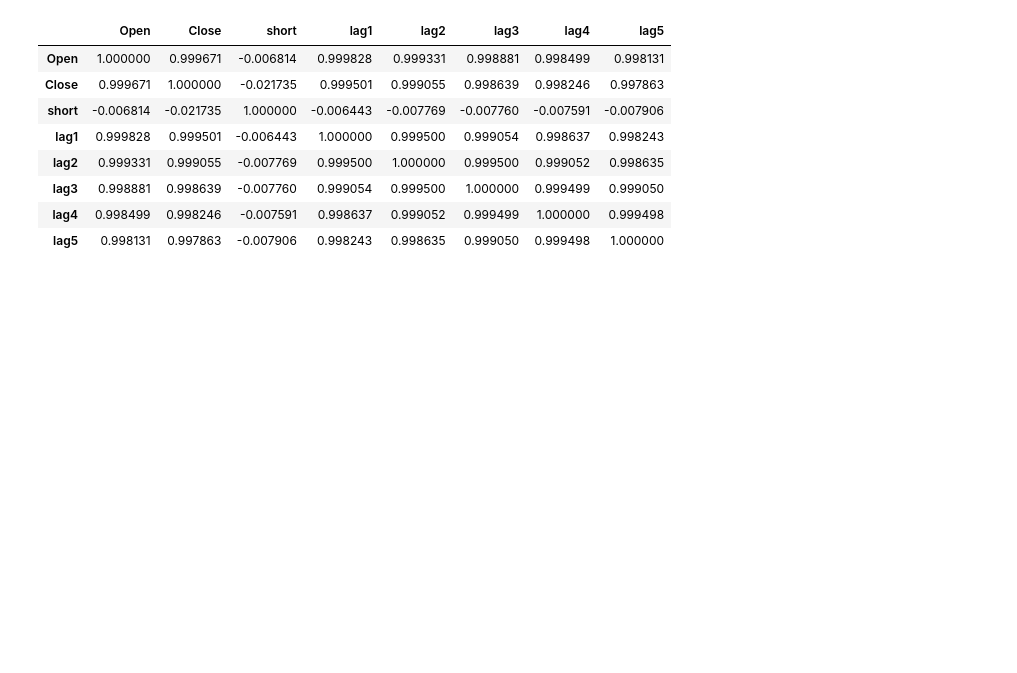
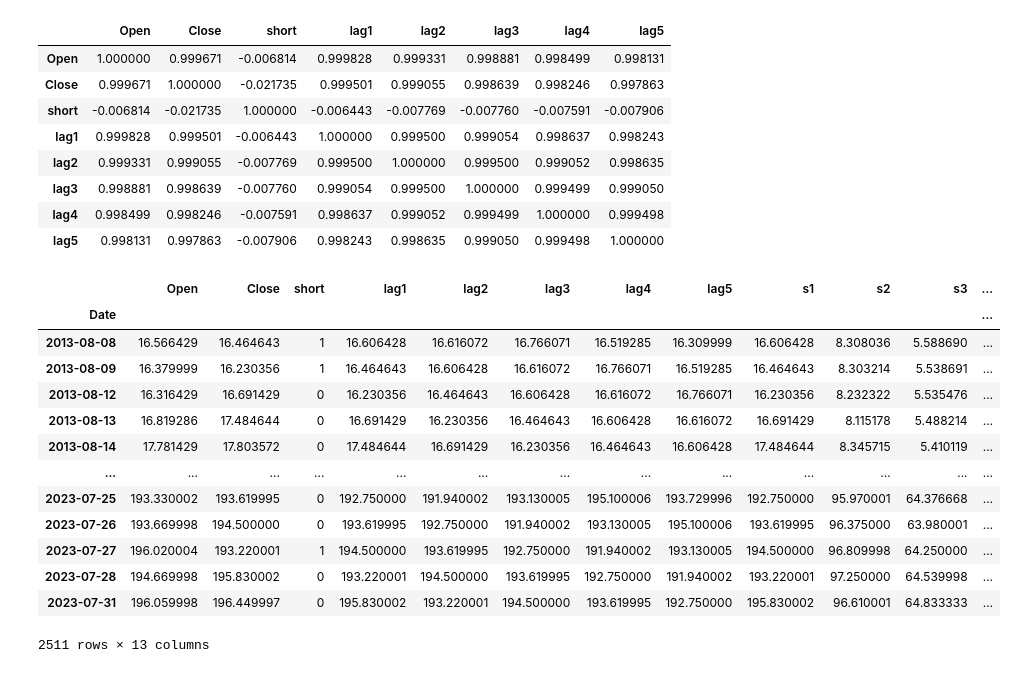
Before and after one commit to bhardwajshivam/Optimizing-Order-Execution-Strategy-for-HFT, a Jupyter notebook: Data_Collection.ipynb, the cells around one changed output. Cells and saved outputs as stored; diff of their text form; code cells hidden in the pictures; blank space fills up the shorter version.

```diff
--- a/Data_Collection.ipynb
+++ b/Data_Collection.ipynb
@@ -192,3 +192,38 @@ data.corr()
 | lag3 | 0.998881 | 0.998639 | -0.007760 | 0.999054 | 0.999500 | 1.000000 | 0.999499 | 0.999050 |
 | lag4 | 0.998499 | 0.998246 | -0.007591 | 0.998637 | 0.999052 | 0.999499 | 1.000000 | 0.999498 |
 | lag5 | 0.998131 | 0.997863 | -0.007906 | 0.998243 | 0.998635 | 0.999050 | 0.999498 | 1.000000 |
+# %%
+s1 = []
+s2 = []
+s3 = []
+s4 = []
+s5 = []
+
+for i in range(len(data)):
+    s1.append(data['lag1'][i]/1)
+    s2.append(data['lag2'][i]/2)
+    s3.append(data['lag3'][i]/3)
+    s4.append(data['lag4'][i]/4)
+    s5.append(data['lag5'][i]/5)
+
+data['s1'] = s1
+data['s2'] = s2
+data['s3'] = s3
+data['s4'] = s4
+data['s5'] = s5
+data
+# %% [output]
+|  | Open | Close | short | lag1 | lag2 | lag3 | lag4 | lag5 | s1 | s2 | s3 | ... |
+| Date |  |  |  |  |  |  |  |  |  |  |  | ... |
+| 2013-08-08 | 16.566429 | 16.464643 | 1 | 16.606428 | 16.616072 | 16.766071 | 16.519285 | 16.309999 | 16.606428 | 8.308036 | 5.588690 | ... |
+| 2013-08-09 | 16.379999 | 16.230356 | 1 | 16.464643 | 16.606428 | 16.616072 | 16.766071 | 16.519285 | 16.464643 | 8.303214 | 5.538691 | ... |
+| 2013-08-12 | 16.316429 | 16.691429 | 0 | 16.230356 | 16.464643 | 16.606428 | 16.616072 | 16.766071 | 16.230356 | 8.232322 | 5.535476 | ... |
+| 2013-08-13 | 16.819286 | 17.484644 | 0 | 16.691429 | 16.230356 | 16.464643 | 16.606428 | 16.616072 | 16.691429 | 8.115178 | 5.488214 | ... |
+| 2013-08-14 | 17.781429 | 17.803572 | 0 | 17.484644 | 16.691429 | 16.230356 | 16.464643 | 16.606428 | 17.484644 | 8.345715 | 5.410119 | ... |
+| ... | ... | ... | ... | ... | ... | ... | ... | ... | ... | ... | ... | ... |
+| 2023-07-25 | 193.330002 | 193.619995 | 0 | 192.750000 | 191.940002 | 193.130005 | 195.100006 | 193.729996 | 192.750000 | 95.970001 | 64.376668 | ... |
+| 2023-07-26 | 193.669998 | 194.500000 | 0 | 193.619995 | 192.750000 | 191.940002 | 193.130005 | 195.100006 | 193.619995 | 96.375000 | 63.980001 | ... |
+| 2023-07-27 | 196.020004 | 193.220001 | 1 | 194.500000 | 193.619995 | 192.750000 | 191.940002 | 193.130005 | 194.500000 | 96.809998 | 64.250000 | ... |
+| 2023-07-28 | 194.669998 | 195.830002 | 0 | 193.220001 | 194.500000 | 193.619995 | 192.750000 | 191.940002 | 193.220001 | 97.250000 | 64.539998 | ... |
+| 2023-07-31 | 196.059998 | 196.449997 | 0 | 195.830002 | 193.220001 | 194.500000 | 193.619995 | 192.750000 | 195.830002 | 96.610001 | 64.833333 | ... |
+2511 rows × 13 columns
```
Also changed, not shown: parts of 1 cell of this notebook.
